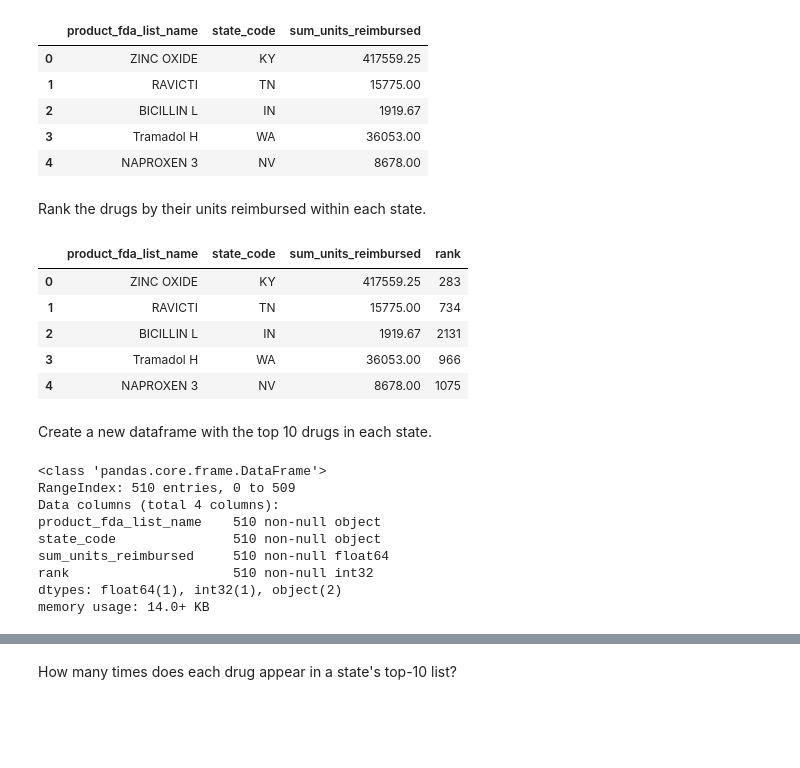
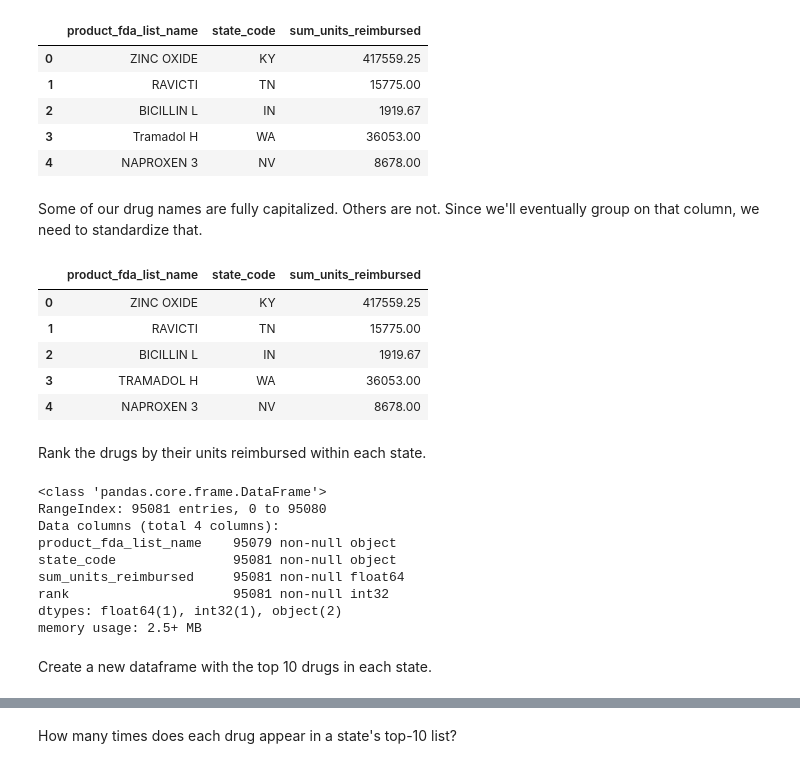
Before and after one commit to PublicI/medicaid-influence-analysis, a Jupyter notebook: medicaid_analysis.ipynb, the cells around one changed output, grey strips where cells are left out. Saved outputs shown, nothing was run; the diff lists cells and outputs as text; code cells hidden in the pictures; blank space fills up the shorter version.

```diff
--- a/medicaid_analysis.ipynb
+++ b/medicaid_analysis.ipynb
@@ -10,7 +10,7 @@ Query the Medicaid API to return the drug name, the state that bought the drugs
 # %%
-query = "https://data.medicaid.gov/resource/neai-csgh.json?$select=state_code,product_fda_list_name,sum(units_reimbursed)&$where=suppression_used=False%20and%20not%20state_code='XX'&$group=state_code,product_fda_list_name&$limit=4621014&$$app_token=v3AK8nRjxbWjtmIBGHJ9OmMlb"
-drugs = pd.read_json(query)
-drugs.info()
+query = "https://data.medicaid.gov/resource/neai-csgh.json?$select=state_code,product_fda_list_name,sum(units_reimbursed)&$where=suppression_used=False%20and%20not%20state_code='XX'&$group=state_code,product_fda_list_name&$limit=4625479&$$app_token=v3AK8nRjxbWjtmIBGHJ9OmMlb"
+units = pd.read_json(query)
+units.info()
 # %% [output]
 <class 'pandas.core.frame.DataFrame'>
 RangeIndex: 95081 entries, 0 to 95080
@@ -29,30 +29,32 @@ drugs.head()
 | 2 | BICILLIN L | IN | 1919.67 |
 | 3 | Tramadol H | WA | 36053.00 |
 | 4 | NAPROXEN 3 | NV | 8678.00 |
+# %% [markdown]
+Some of our drug names are fully capitalized. Others are not. Since we'll eventually group on that column, we need to standardize that.
+# %%
+units["product_fda_list_name"] = units["product_fda_list_name"].str.upper()
+units.head()
+# %% [output]
+|  | product_fda_list_name | state_code | sum_units_reimbursed |
+| 0 | ZINC OXIDE | KY | 417559.25 |
+| 1 | RAVICTI | TN | 15775.00 |
+| 2 | BICILLIN L | IN | 1919.67 |
+| 3 | TRAMADOL H | WA | 36053.00 |
+| 4 | NAPROXEN 3 | NV | 8678.00 |
 # %% [markdown]
 Rank the drugs by their units reimbursed within each state.
 # %%
-drugs["rank"] = drugs.groupby("state_code")["sum_units_reimbursed"].rank(method="min", ascending=False).astype(int)
-drugs.head()
+units["rank"] = units.groupby("state_code")["sum_units_reimbursed"].rank(method="min", ascending=False).astype(int)
+units.info()
 # %% [output]
-|  | product_fda_list_name | state_code | sum_units_reimbursed | rank |
-| 0 | ZINC OXIDE | KY | 417559.25 | 283 |
-| 1 | RAVICTI | TN | 15775.00 | 734 |
-| 2 | BICILLIN L | IN | 1919.67 | 2131 |
-| 3 | Tramadol H | WA | 36053.00 | 966 |
-| 4 | NAPROXEN 3 | NV | 8678.00 | 1075 |
+<class 'pandas.core.frame.DataFrame'>
+RangeIndex: 95081 entries, 0 to 95080
+Data columns (total 4 columns):
+product_fda_list_name    95079 non-null object
+state_code               95081 non-null object
+sum_units_reimbursed     95081 non-null float64
+rank                     95081 non-null int32
+dtypes: float64(1), int32(1), object(2)
+memory usage: 2.5+ MB
 # %% [markdown]
 Create a new dataframe with the top 10 drugs in each state.
-# %%
-top_10 = drugs[drugs["rank"] <= 10].sort_values(["state_code", "rank"], ascending=True).reset_index(drop=True)
-top_10.info()
-# %% [output]
-<class 'pandas.core.frame.DataFrame'>
-RangeIndex: 510 entries, 0 to 509
-Data columns (total 4 columns):
-product_fda_list_name    510 non-null object
-state_code               510 non-null object
-sum_units_reimbursed     510 non-null float64
-rank                     510 non-null int32
-dtypes: float64(1), int32(1), object(2)
-memory usage: 14.0+ KB
```
Also changed, not shown: parts of 29 cells of this notebook.
